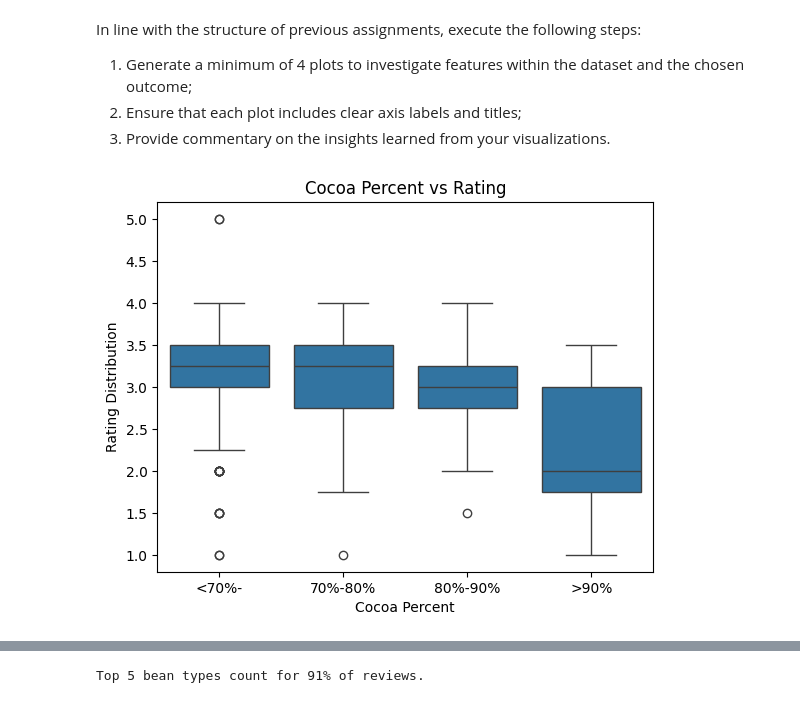
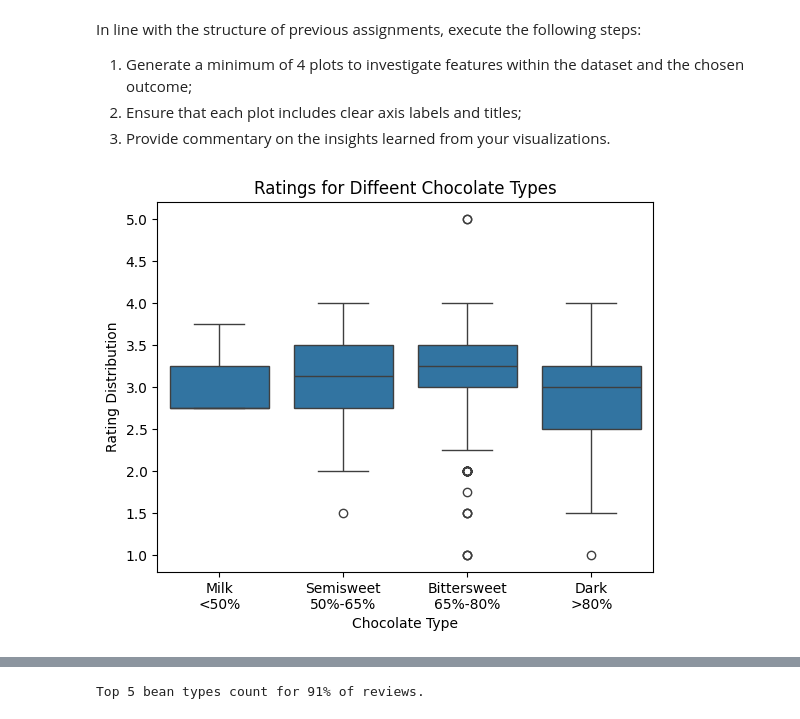
Before and after one commit to ming-berkeley/ds207_assignments, a Jupyter notebook: 05 Multiclass classification.ipynb, the cells around one changed output, grey strips where cells are left out. Saved outputs shown, nothing was run; the diff lists cells and outputs as text; code cells hidden in the pictures.

```diff
--- a/05 Multiclass classification.ipynb
+++ b/05 Multiclass classification.ipynb
@@ -211,16 +211,16 @@ In line with the structure of previous assignments, execute the following steps:
 2. Ensure that each plot includes clear axis labels and titles;
 3. Provide commentary on the insights learned from your visualizations.
 # %%
-# YOUR CODE HERE
 import seaborn as sns
 
-x = pd.cut(df["cocoa_percent"], bins = [0, 70.0, 80.0, 90.0, np.inf], labels = ["<70%-", "70%-80%", "80%-90%", ">90%"])
+x = pd.cut(df["cocoa_percent"], bins = [0, 50.0, 65.0, 80.0, np.inf],
+           labels = ["Milk\n<50%", "Semisweet\n50%-65%", "Bittersweet\n65%-80%", "Dark\n>80%"])
 
 plt.figure()
-plt.title("Cocoa Percent vs Rating")
-plt.xlabel("Cocoa Percent")
+plt.title("Ratings for Diffeent Chocolate Types")
+plt.xlabel("Chocolate Type")
 plt.ylabel("Rating Distribution")
 sns.boxplot(x = x, y = "rating", data = df)
 plt.show()
 # %% [output]
-[figure, old version]
+[figure, new version]
```
Also changed, not shown: parts of 30 cells of this notebook, 3 other files.
